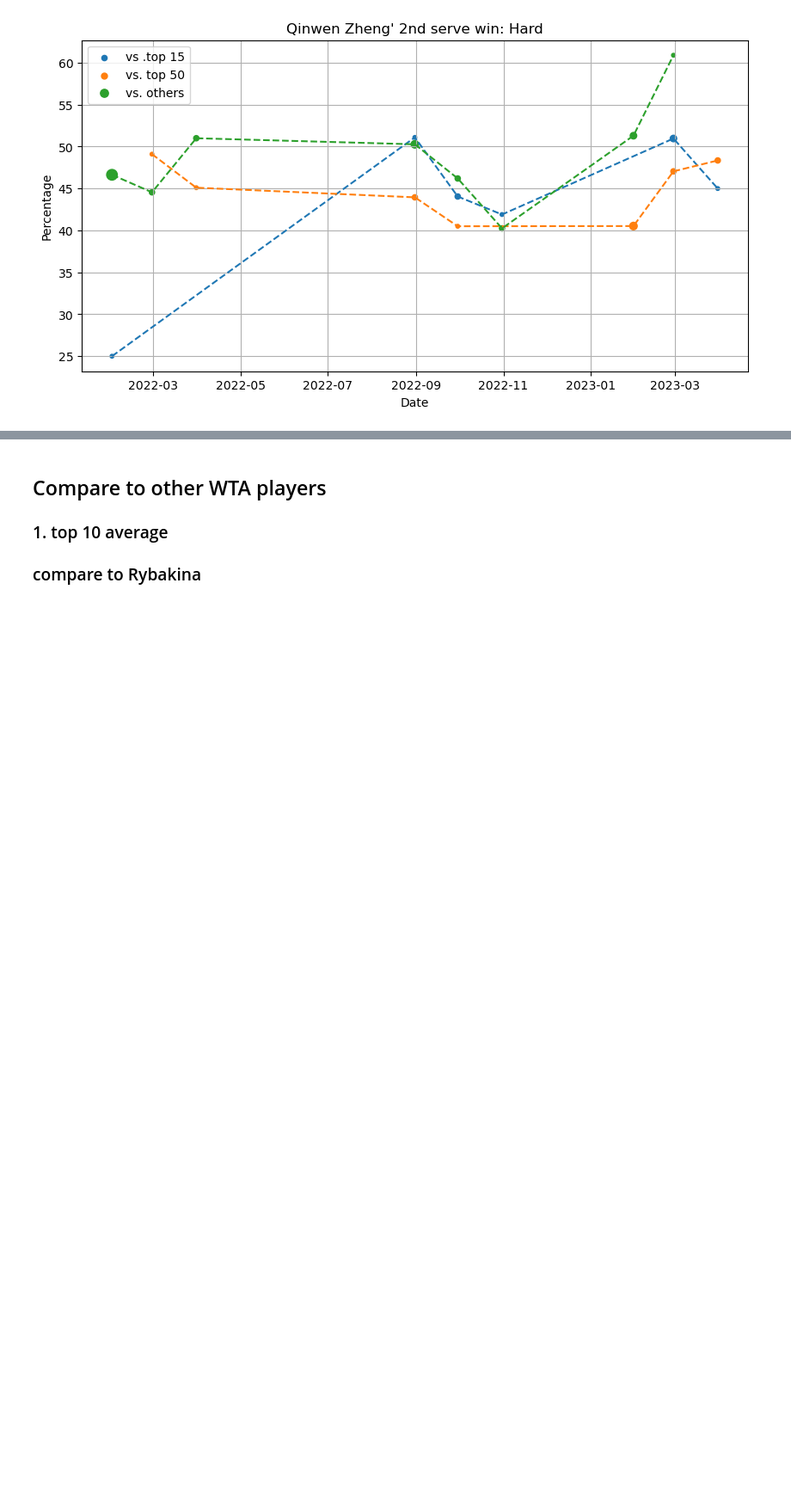
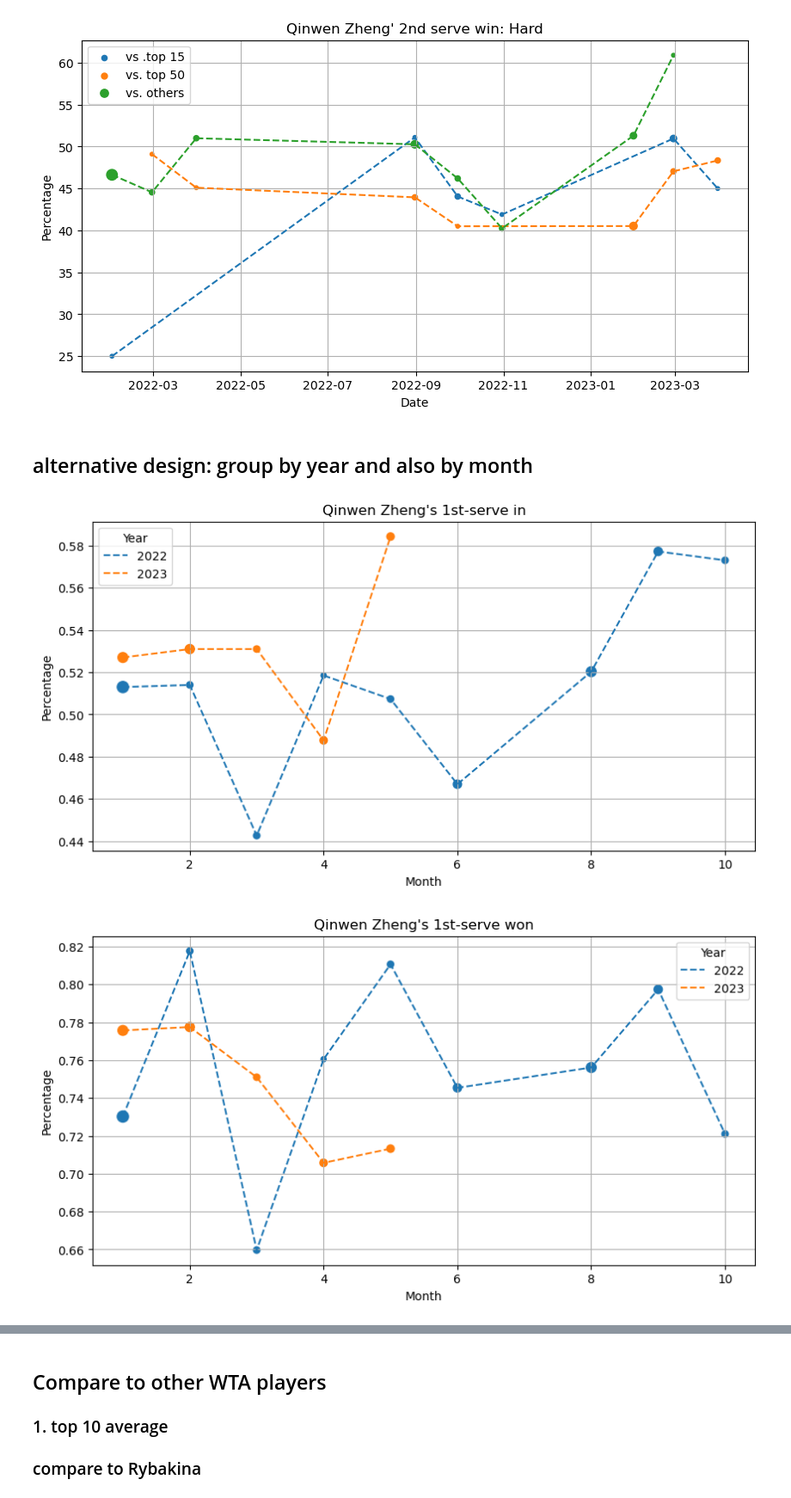
Before and after one commit to TracyYXChen/tennis-data, a Jupyter notebook: qinwenZheng/Qinwen Zheng's serves.ipynb, the cells around one changed output, grey strips where cells are left out. Shown at 86% size. Cells and saved outputs as stored; diff of their text form; code cells hidden in the pictures; blank space fills up the shorter version.

```diff
--- a/qinwenZheng/Qinwen Zheng's serves.ipynb
+++ b/qinwenZheng/Qinwen Zheng's serves.ipynb
@@ -54,6 +54,8 @@ freq = 'M'
 # filter data
 df[dateStr] = df[dateStr].str.replace('\u2011', '-')
 df[dateObj] = pd.to_datetime(df[dateStr], format='%d-%b-%Y')
+df['year'] = df[dateObj].dt.year
+df['month'] = df[dateObj].dt.month
 df = df[df[dateObj].dt.year >= 2022]
 # remove RET
 df = df[~df[score].str.contains(retire)]
@@ -190,3 +192,35 @@ groupedDfArr = [grouped15Hard, grouped50Hard, groupedOthersHard]
 plotScatterByGroups(groupedDfArr, attributeOfInterest, title)
 # %% [output]
 [figure]
+# %% [markdown]
+## alternative design: group by year and also by month
+# %%
+def groupByYearAndMonth(df):
+    yearDf = df.groupby(['year', 'month'])[firstServeIn, firstServeWin, secondServeWin, dfRate, aceRate].mean().reset_index()
+    yearDf[sampleSize] = df.groupby(['year', 'month']).size().reset_index(name='sample_size')['sample_size']
+    yearDf[dateObj] = pd.to_datetime(yearDf[['year', 'month']].assign(day=28))
+    return yearDf
+
+
+def yearCurve(yearDf, attr, title):
+    dotScale = 10
+    #plt.style.use('ggplot')
+    fig, ax = plt.subplots(figsize=(10, 5))  # Optional: Set the figure size
+    for year in yearDf['year'].unique():
+        data_year = yearDf[yearDf['year'] == year]
+        ax.scatter(data_year['month'], data_year[attr], s=dotScale * data_year[sampleSize])
+        ax.plot(data_year['month'], data_year[attr], '--', label=str(year))
+        ax.grid(True)
+
+    plt.xlabel('Month')
+    plt.ylabel('Percentage')
+    plt.title(title)
+    plt.legend(title='Year')
+    plt.show()
+# %%
+yearDf = groupByYearAndMonth(df)
+yearCurve(yearDf, firstServeIn, 'Qinwen Zheng\'s 1st-serve in')
+yearCurve(yearDf, firstServeWin, 'Qinwen Zheng\'s 1st-serve won')
+# %% [output]
+[figure, added]
+[figure, added]
```
Also changed, not shown: parts of 16 cells of this notebook.
